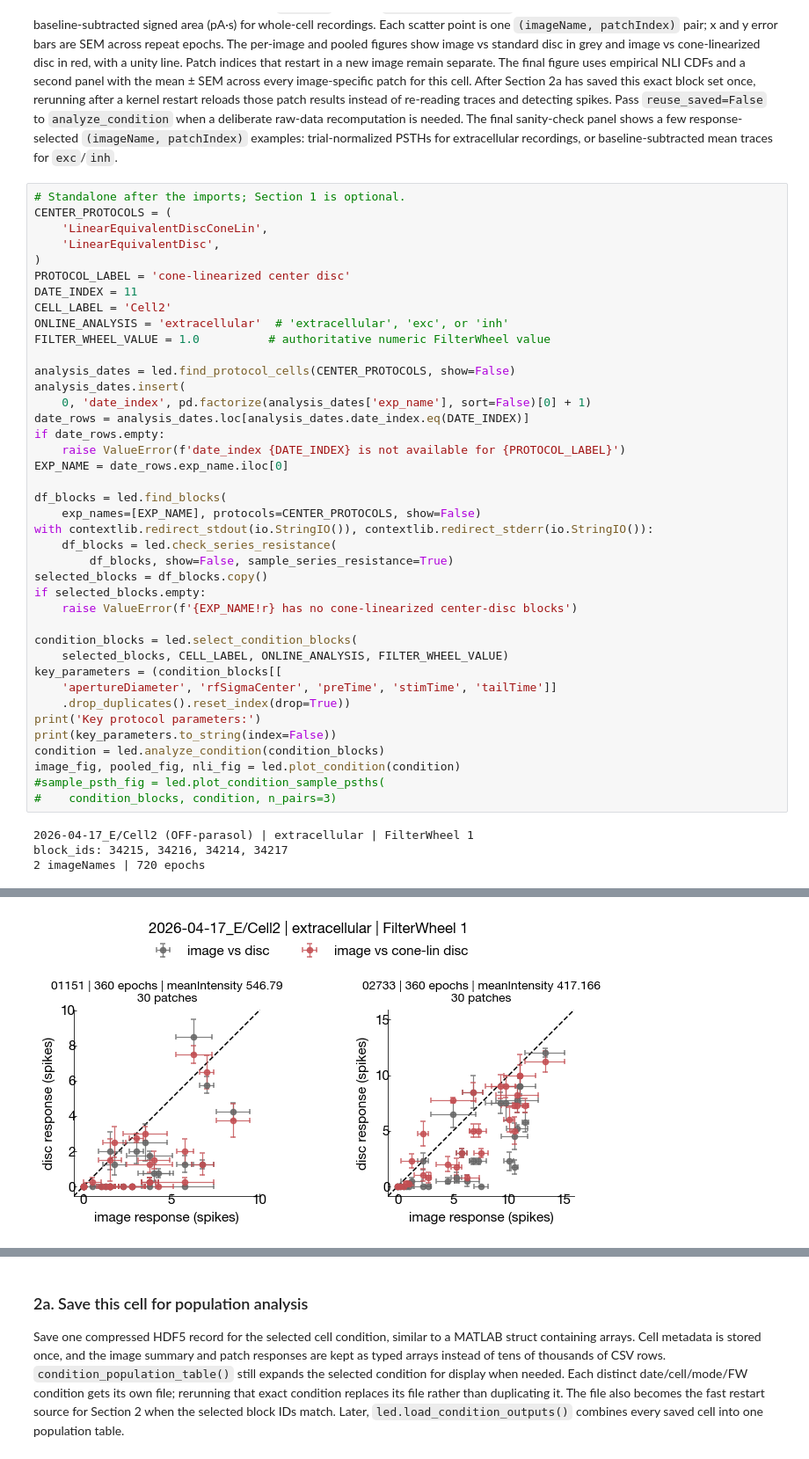
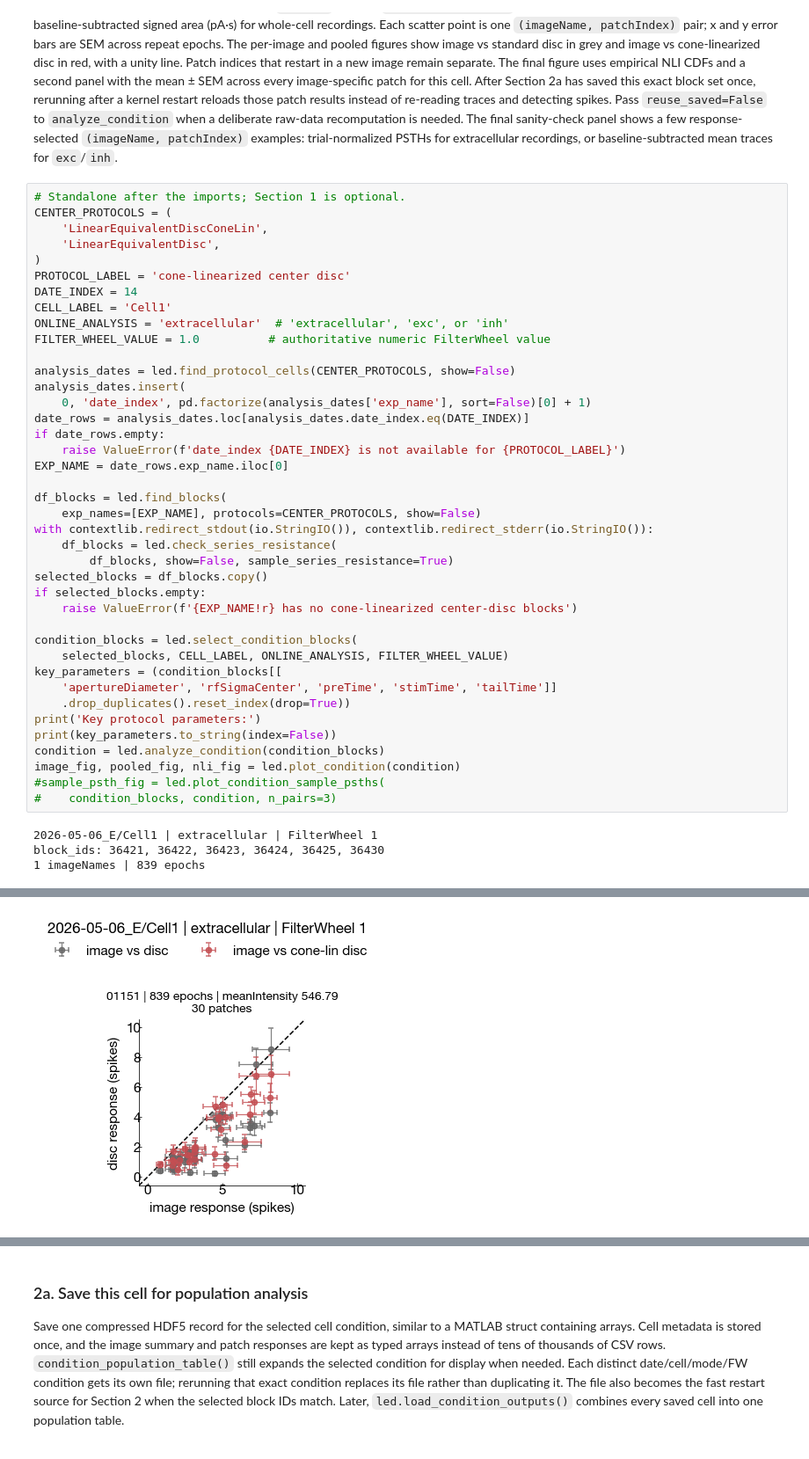
Before and after one commit to chrischen2/retinanalysis, a Jupyter notebook: SingCell_Notebooks/analyzeConeCenterDisc.ipynb, the cells around one changed output, grey strips where cells are left out. Shown at 88% size. Cells and saved outputs as stored; diff of their text form.

```diff
--- a/SingCell_Notebooks/analyzeConeCenterDisc.ipynb
+++ b/SingCell_Notebooks/analyzeConeCenterDisc.ipynb
@@ -125,8 +125,8 @@ CENTER_PROTOCOLS = (
     'LinearEquivalentDisc',
 )
 PROTOCOL_LABEL = 'cone-linearized center disc'
-DATE_INDEX = 11
-CELL_LABEL = 'Cell2'
+DATE_INDEX = 14
+CELL_LABEL = 'Cell1'
 ONLINE_ANALYSIS = 'extracellular'  # 'extracellular', 'exc', or 'inh'
 FILTER_WHEEL_VALUE = 1.0          # authoritative numeric FilterWheel value
 
@@ -159,7 +159,7 @@ image_fig, pooled_fig, nli_fig = led.plot_condition(condition)
 #sample_psth_fig = led.plot_condition_sample_psths(
 #    condition_blocks, condition, n_pairs=3)
 # %% [output]
-2026-04-17_E/Cell2 (OFF-parasol) | extracellular | FilterWheel 1
-block_ids: 34215, 34216, 34214, 34217
-2 imageNames | 720 epochs
+2026-05-06_E/Cell1 | extracellular | FilterWheel 1
+block_ids: 36421, 36422, 36423, 36424, 36425, 36430
+1 imageNames | 839 epochs
 | imageName | block_ids | epochs | maxIntensity | backgroundIntensity | meanIntensity |
@@ -172 +171 @@ loaded 60 saved patch arrays from /Volumes/ChrisNewSSD/retinanalysis_output/line
-[figure, old version]
+[figure, new version]
```
Also changed, not shown: parts of 2 cells of this notebook.
